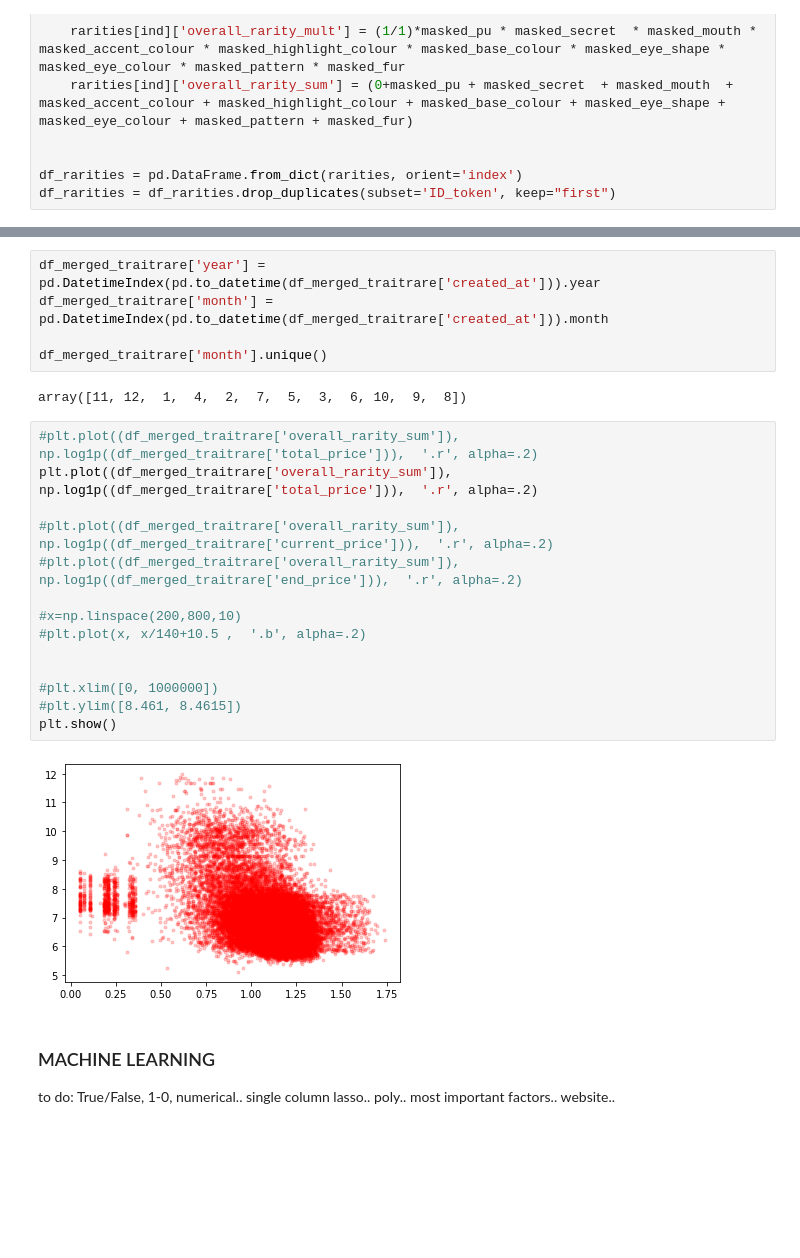
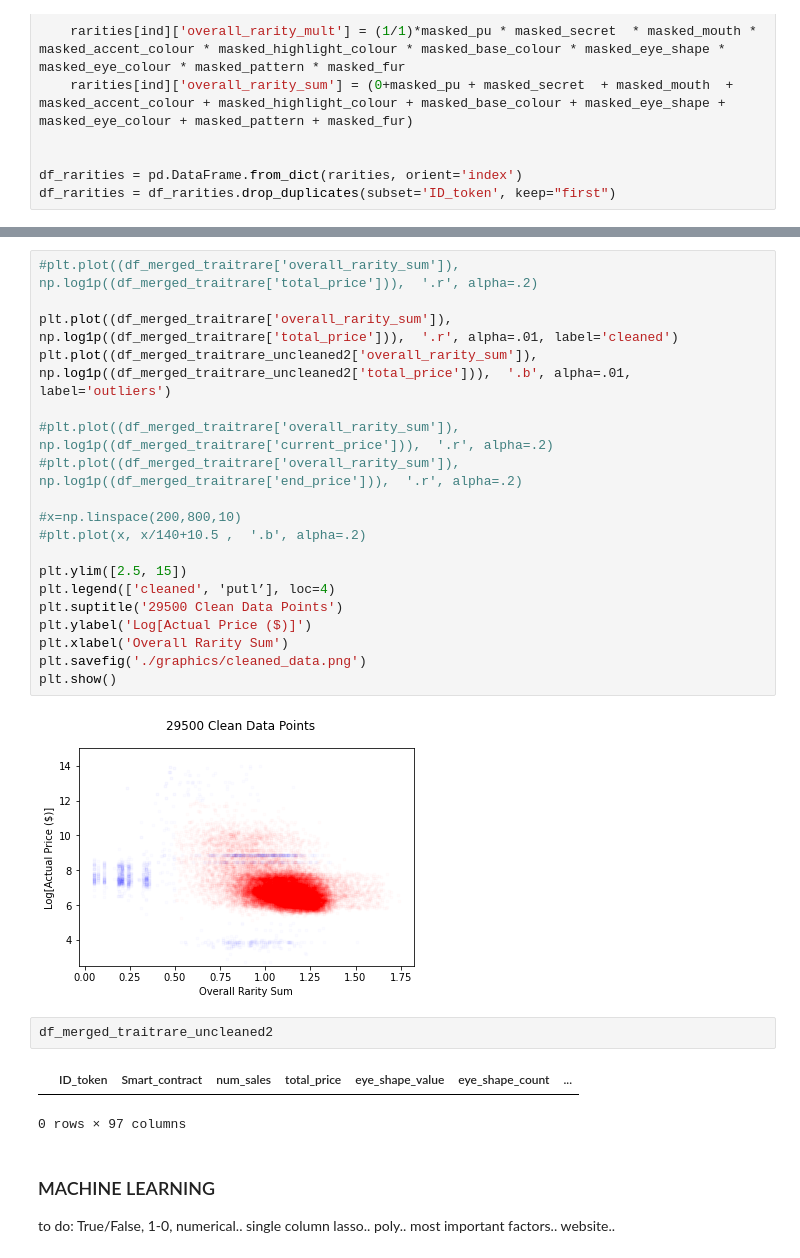
Before and after one commit to csgorham/cryptokitties-heroku, a Jupyter notebook: merge_DATA_go-CRYPTOKITTYAPI.ipynb, the cells around one changed output, grey strips where cells are left out. Cells and saved outputs as stored; diff of their text form; blank space fills up the shorter version.

```diff
--- a/merge_DATA_go-CRYPTOKITTYAPI.ipynb
+++ b/merge_DATA_go-CRYPTOKITTYAPI.ipynb
@@ -609,26 +618,29 @@ See the caveats in the documentation: https://pandas.pydata.org/pandas-docs/stab
-# %%
-df_merged_traitrare['year'] = pd.DatetimeIndex(pd.to_datetime(df_merged_traitrare['created_at'])).year
-df_merged_traitrare['month'] = pd.DatetimeIndex(pd.to_datetime(df_merged_traitrare['created_at'])).month
-
-df_merged_traitrare['month'].unique()
-# %% [output]
-array([11, 12,  1,  4,  2,  7,  5,  3,  6, 10,  9,  8])
 # %%
 #plt.plot((df_merged_traitrare['overall_rarity_sum']), np.log1p((df_merged_traitrare['total_price'])),  '.r', alpha=.2)
-plt.plot((df_merged_traitrare['overall_rarity_sum']), np.log1p((df_merged_traitrare['total_price'])),  '.r', alpha=.2)
+
+plt.plot((df_merged_traitrare['overall_rarity_sum']), np.log1p((df_merged_traitrare['total_price'])),  '.r', alpha=.01, label='cleaned')
+plt.plot((df_merged_traitrare_uncleaned2['overall_rarity_sum']), np.log1p((df_merged_traitrare_uncleaned2['total_price'])),  '.b', alpha=.01, label='outliers')
 
 #plt.plot((df_merged_traitrare['overall_rarity_sum']), np.log1p((df_merged_traitrare['current_price'])),  '.r', alpha=.2)
 #plt.plot((df_merged_traitrare['overall_rarity_sum']), np.log1p((df_merged_traitrare['end_price'])),  '.r', alpha=.2)
 
 #x=np.linspace(200,800,10)
 #plt.plot(x, x/140+10.5 ,  '.b', alpha=.2)
 
-
-#plt.xlim([0, 1000000])
-#plt.ylim([8.461, 8.4615])
+plt.ylim([2.5, 15])
+plt.legend(['cleaned', 'putl’], loc=4)
+plt.suptitle('29500 Clean Data Points')
+plt.ylabel('Log[Actual Price ($)]')
+plt.xlabel('Overall Rarity Sum')
+plt.savefig('./graphics/cleaned_data.png')
 plt.show()
 # %% [output]
-[figure, old version]
+[figure, new version]
+# %%
+df_merged_traitrare_uncleaned2
+# %% [output]
+|  | ID_token | Smart_contract | num_sales | total_price | eye_shape_value | eye_shape_count | ... |
+0 rows × 97 columns
 # %% [markdown]
 ###  MACHINE LEARNING
 
```
Also changed, not shown: parts of 36 cells of this notebook, 4 other files.
